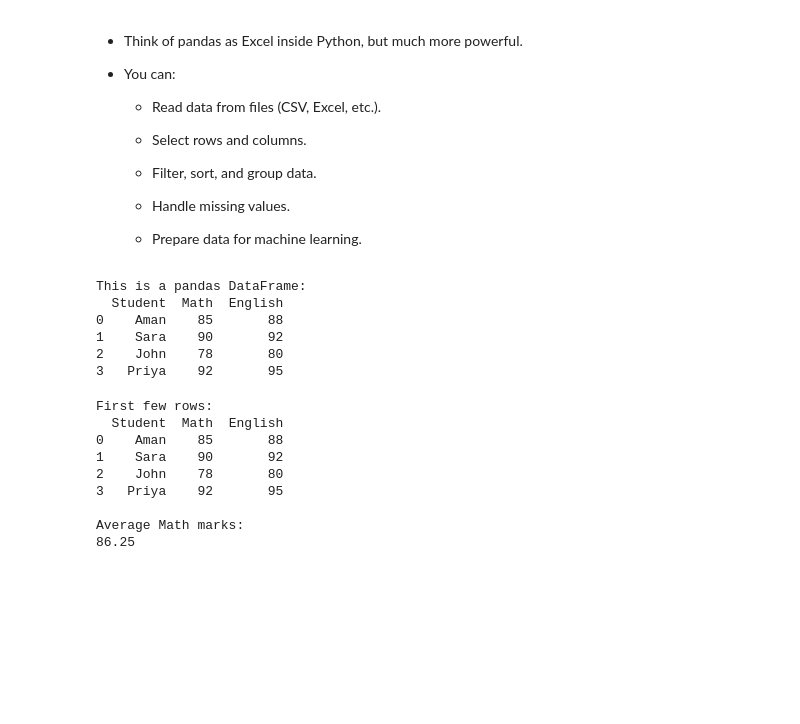
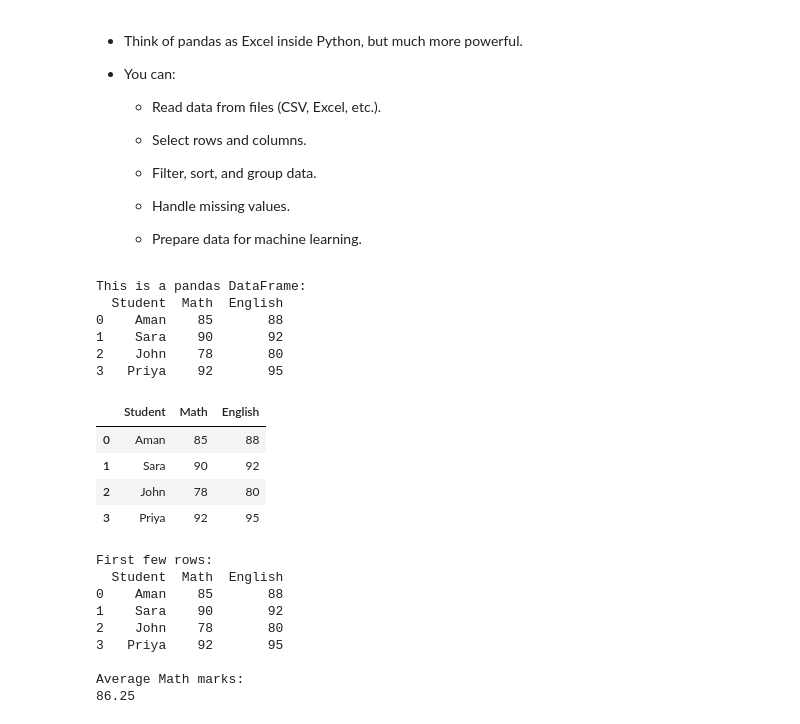
Before and after one commit to noorhzrh/Daily-Practice, a Jupyter notebook: Day 7/Pandas.ipynb, the cells around one changed output. Saved outputs shown, nothing was run; the diff lists cells and outputs as text; code cells hidden in the pictures; blank space fills up the shorter version.

```diff
--- a/Day 7/Pandas.ipynb
+++ b/Day 7/Pandas.ipynb
@@ -51,26 +51,32 @@
 # %%
 # First step: importing pandas
 
 import pandas as pd  # 'pd' is the common short name used by almost everyone
 
 # Create a tiny example table (DataFrame) to see pandas in action
 data = {
     "Student": ["Aman", "Sara", "John", "Priya"],
     "Math": [85, 90, 78, 92],
     "English": [88, 92, 80, 95]
 }
 
 df = pd.DataFrame(data)
 
 print("This is a pandas DataFrame:")
 print(df)
+df
 # %% [output]
 This is a pandas DataFrame:
   Student  Math  English
 0    Aman    85       88
 1    Sara    90       92
 2    John    78       80
 3   Priya    92       95
+|  | Student | Math | English |
+| 0 | Aman | 85 | 88 |
+| 1 | Sara | 90 | 92 |
+| 2 | John | 78 | 80 |
+| 3 | Priya | 92 | 95 |
 # %%
 # Example skills:
 print("First few rows:")
```
Also changed, not shown: parts of 10 cells of this notebook, 6 other files.
